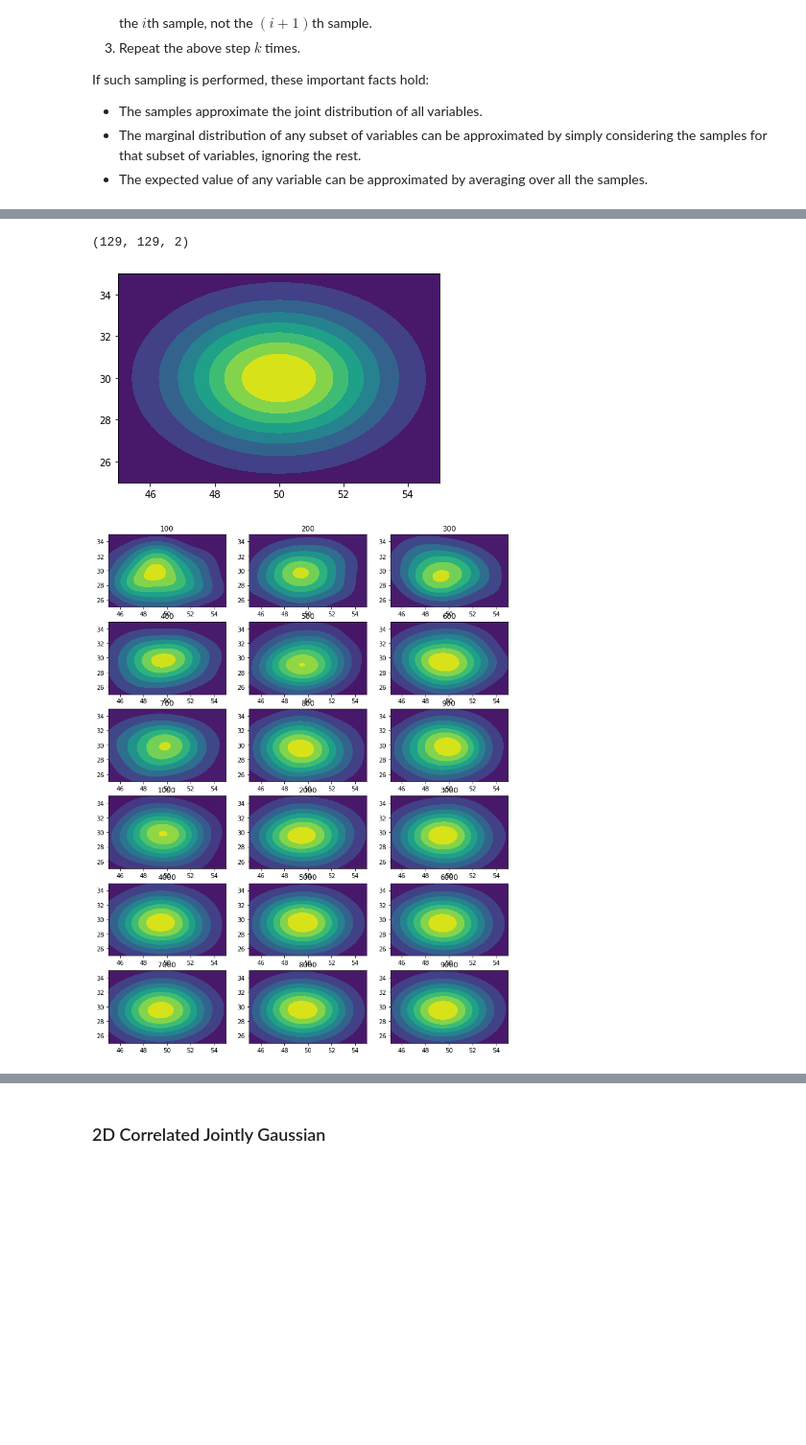
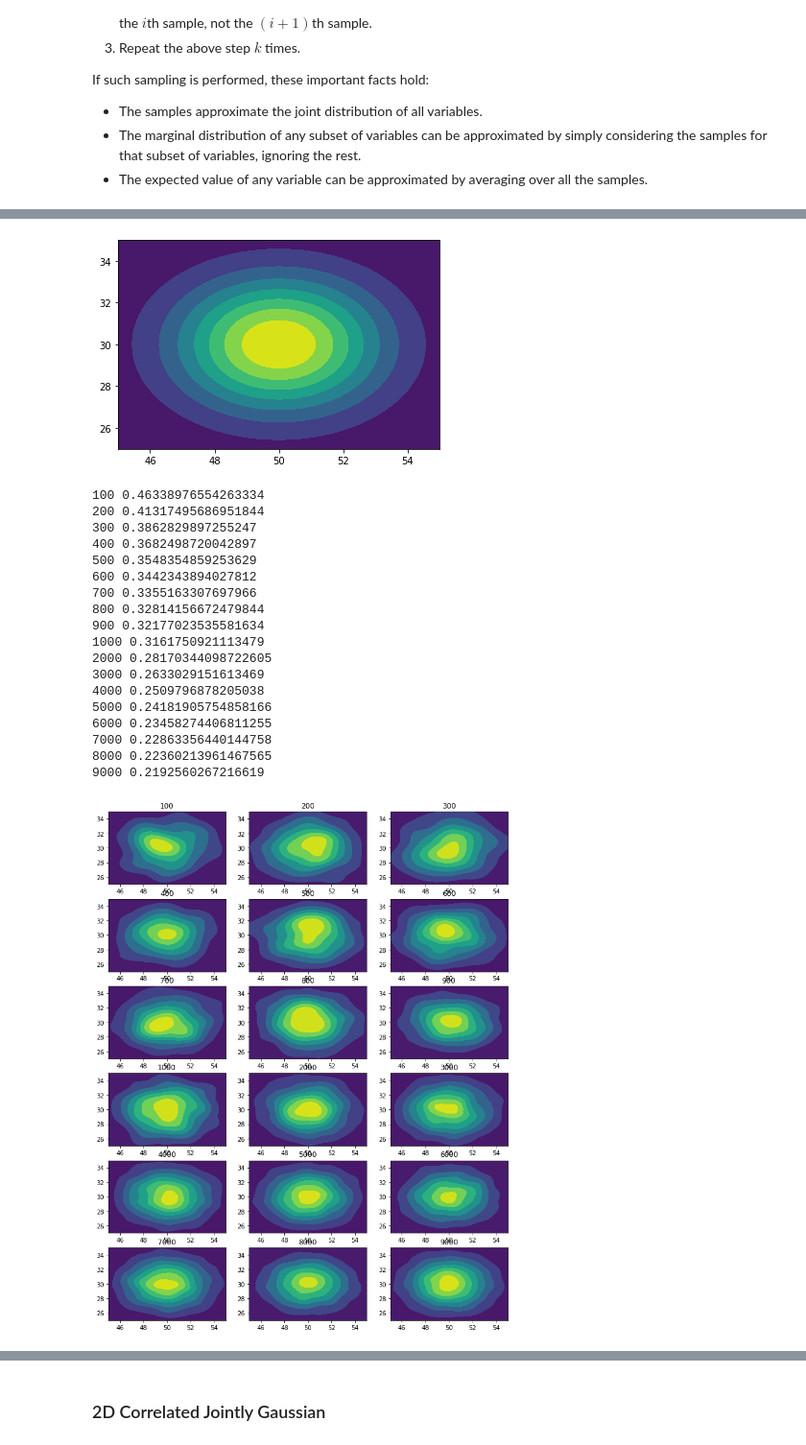
Before and after one commit to NaveenGop/SamplingComparison, a Jupyter notebook: gibbs_sampling.ipynb, the cells around one changed output, grey strips where cells are left out. Shown at 96% size. Cells and saved outputs as stored; diff of their text form; code cells hidden in the pictures; blank space fills up the shorter version.

```diff
--- a/gibbs_sampling.ipynb
+++ b/gibbs_sampling.ipynb
@@ -60 +65,18 @@ def gibbs_sampling_marginal(init_func, marginal_dists, num_iters, step=1):
+# %%
+def bivariate_gaussian_marginals(mu, cov):
+    """
+    Returns the conditional distributions
+    of x1|x2 and x2|x1 as functions.
+
+    mu -- mean vector
+    cov -- covariance matrix
+    """
+    p = cov[0][1] / np.sqrt(cov[0][0] * cov[1][1])
+    std_dev = [np.sqrt((1 - p**2) * cov[0][0]), np.sqrt((1 - p**2) * cov[1][1])]
+    l = [np.sqrt(cov[0][0]/cov[1][1]), np.sqrt(cov[1][1]/cov[0][0])]
+    def p1(x):
+        return stats.norm.rvs(loc=mu[0] + p * l[0] * (x[1] - mu[1]), scale=std_dev[0], size=1)
+    def p2(x):
+        return stats.norm.rvs(loc=mu[1] + p * l[1] * (x[0] - mu[0]), scale=std_dev[1], size=1)
+    return [p1, p2]
 # %% [markdown]
@@ -62,32 +84,56 @@ def gibbs_sampling_marginal(init_func, marginal_dists, num_iters, step=1):
 # %%
-pdf = stats.multivariate_normal(mean=[50, 30], cov=5)
+mu = np.array([50., 30.], np.float64)
+cov = np.array([[5, 0], [0, 5]], np.float64)
+
 X, Y = np.mgrid[45:55:0.078, 25:35:0.078]
 pos = np.dstack((X, Y))
-print(pos.shape)
-gauss = np.array([stats.multivariate_normal(mean=[50, 30], cov=5).pdf(x) for x in pos])
-plt.contourf(X, Y, pdf.pdf(pos))
+
+gauss = stats.multivariate_normal(mu, cov).pdf(pos)
+plt.contourf(X, Y, gauss)
 plt.show()
 # %% [output]
-(129, 129, 2)
 [figure]
 # %%
-p1, p2 = lambda x: stats.norm(loc=50, scale=np.sqrt(5)).rvs(size=1), lambda x: stats.norm(loc=30, scale=np.sqrt(5)).rvs(size=1)
-marginals = np.array([p1, p2])
-init_func = lambda: np.array([50, 30])
-tvd = np.array([])
+marginals = bivariate_gaussian_marginals(mu, cov)
+init_func = lambda: mu
+tvd = np.array([], np.float64)
 plt.figure(figsize=(12,48))
 for a, i in enumerate(np.append(np.arange(100, 1000, 100), np.arange(1000, 10000, 1000))):
     samples = gibbs_sampling_marginal(init_func, marginals, i)
-    kde = KernelDensity(kernel='gaussian', bandwidth=1.3).fit(samples)
-    estimate = np.exp(np.array([kde.score_samples(x) for x in pos]))
+
+#     kde = KernelDensity(kernel='gaussian', bandwidth=0.3).fit(samples)
+#     estimate = np.exp(np.array([kde.score_samples(x) for x in pos]))
+    kde = stats.gaussian_kde(samples.T)
+    print(i, kde.factor)
+    estimate = np.array([kde.evaluate(x) for y in pos for x in y])
+    estimate = np.reshape(estimate, (129,129))
+
     tvd = np.append(tvd, total_variation_distance(estimate, gauss, 0.078))
 
     plt.subplot(18, 3, a+1)
     plt.title(i)
     plt.contourf(X, Y, estimate)
 plt.show()
 # %% [output]
+100 0.46338976554263334
+200 0.41317495686951844
+300 0.3862829897255247
+400 0.3682498720042897
+500 0.3548354859253629
+600 0.3442343894027812
+700 0.3355163307697966
+800 0.32814156672479844
+900 0.32177023535581634
+1000 0.3161750921113479
+2000 0.28170344098722605
+3000 0.2633029151613469
+4000 0.2509796878205038
+5000 0.24181905754858166
+6000 0.23458274406811255
+7000 0.22863356440144758
+8000 0.22360213961467565
+9000 0.2192560267216619
-[figure, old version]
+[figure, new version]
 # %%
 plt.plot(np.append(np.arange(100, 1000, 100), np.arange(1000, 10000, 1000)), tvd)
 plt.show()
```
Also changed, not shown: parts of 13 cells of this notebook.
